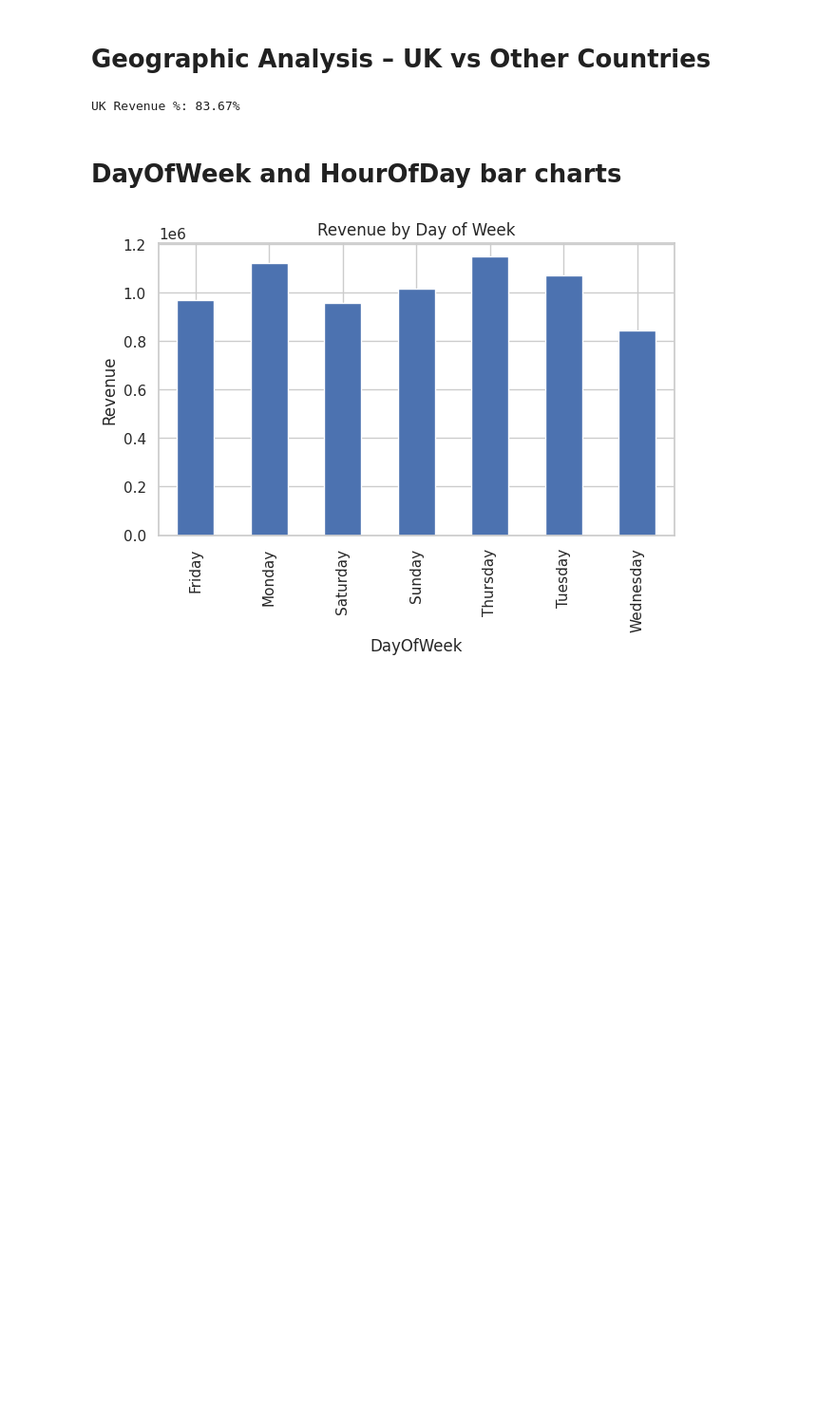
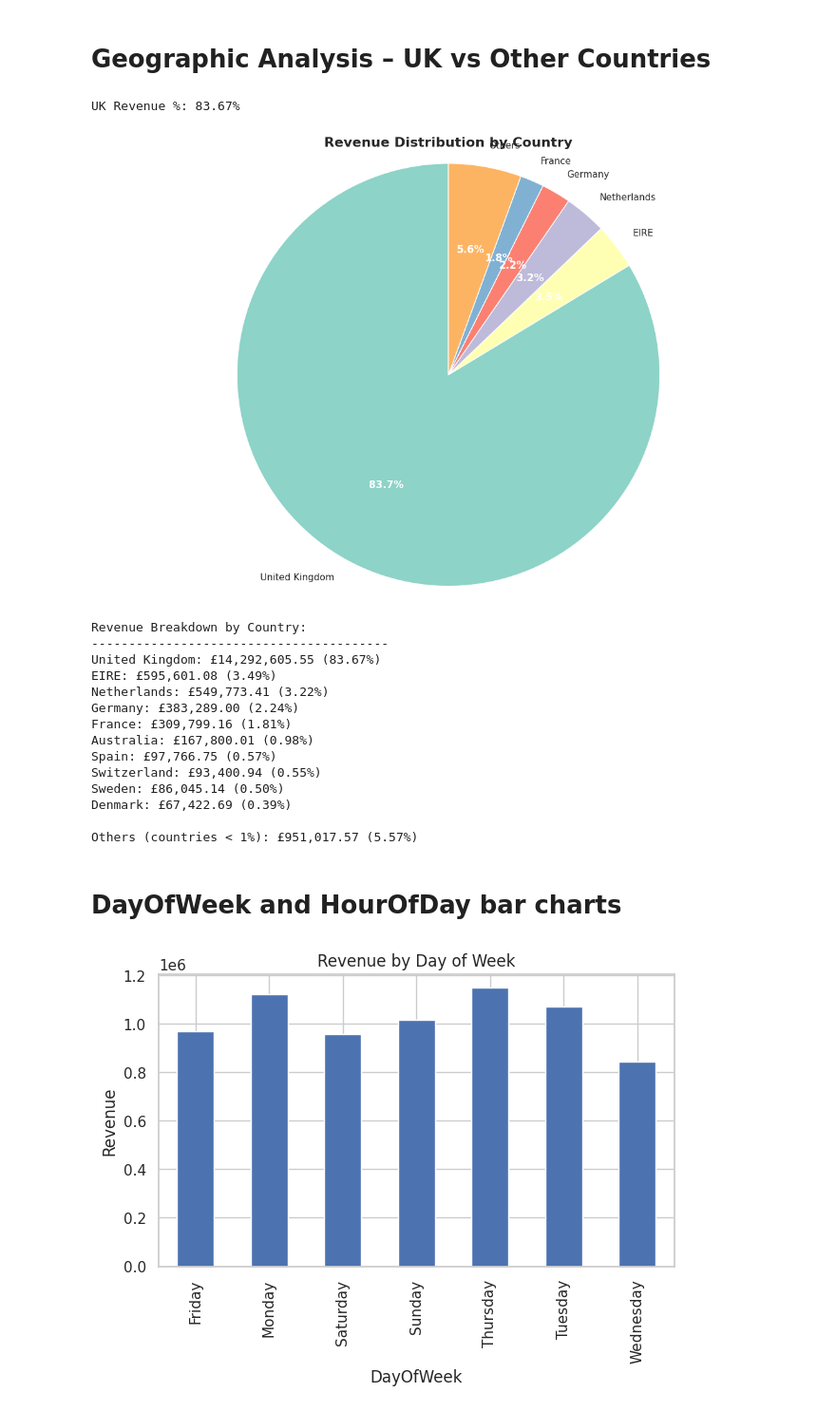
Before and after one commit to ShenSingh/StrategicGrowthAnalysis-UniqueGiftsLtd, a Jupyter notebook: notebooks/retail_analysis.ipynb, the cells around one changed output. Shown: that part at 95% size. Cells and saved outputs as stored; diff of their text form; code cells hidden in the pictures; blank space fills up the shorter version.

```diff
--- a/notebooks/retail_analysis.ipynb
+++ b/notebooks/retail_analysis.ipynb
@@ -476,6 +476,70 @@ uk_percentage = (uk_revenue / total_revenue) * 100
 print(f"UK Revenue %: {uk_percentage:.2f}%")
 # %% [output]
 UK Revenue %: 83.67%
+# %%
+# Calculate revenue by country
+country_revenue = df.groupby('Country')['TotalPrice'].sum().sort_values(ascending=False)
+
+# Calculate percentages
+country_percentages = (country_revenue / total_revenue) * 100
+
+# For better visualization, group smaller countries (< 1%) into "Others"
+threshold = 1.0
+major_countries = country_percentages[country_percentages >= threshold]
+minor_countries_sum = country_percentages[country_percentages < threshold].sum()
+
+# Create data for pie chart
+if minor_countries_sum > 0:
+    pie_data = major_countries.copy()
+    pie_data['Others'] = minor_countries_sum
+else:
+    pie_data = major_countries
+
+# Create pie chart
+plt.figure(figsize=(12, 8))
+colors = plt.cm.Set3(range(len(pie_data)))
+wedges, texts, autotexts = plt.pie(pie_data.values,
+                                   labels=pie_data.index,
+                                   autopct='%1.1f%%',
+                                   colors=colors,
+                                   startangle=90)
+
+plt.title('Revenue Distribution by Country', fontsize=16, fontweight='bold')
+
+# Improve text readability
+for autotext in autotexts:
+    autotext.set_color('white')
+    autotext.set_fontweight('bold')
+
+plt.axis('equal')
+plt.tight_layout()
+plt.show()
+
+# Print detailed breakdown
+print("\nRevenue Breakdown by Country:")
+print("-" * 40)
+for country, percentage in country_percentages.head(10).items():
+    revenue = country_revenue[country]
+    print(f"{country}: £{revenue:,.2f} ({percentage:.2f}%)")
+
+if minor_countries_sum > 0:
+    print(f"\nOthers (countries < 1%): £{country_revenue[country_percentages < threshold].sum():,.2f} ({minor_countries_sum:.2f}%)")
+# %% [output]
+[figure, added]
+Revenue Breakdown by Country:
+----------------------------------------
+United Kingdom: £14,292,605.55 (83.67%)
+EIRE: £595,601.08 (3.49%)
+Netherlands: £549,773.41 (3.22%)
+Germany: £383,289.00 (2.24%)
+France: £309,799.16 (1.81%)
+Australia: £167,800.01 (0.98%)
+Spain: £97,766.75 (0.57%)
+Switzerland: £93,400.94 (0.55%)
+Sweden: £86,045.14 (0.50%)
+Denmark: £67,422.69 (0.39%)
+
+Others (countries < 1%): £951,017.57 (5.57%)
 # %% [markdown]
 # DayOfWeek and HourOfDay bar charts
 # %%
```
Also changed, not shown: parts of 1 cell of this notebook.
